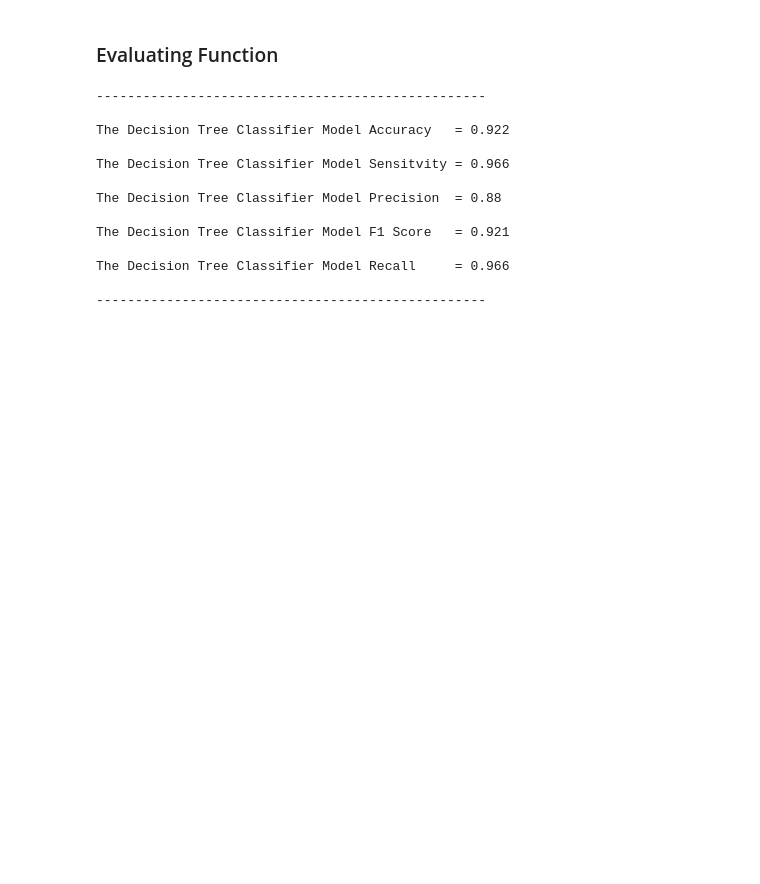
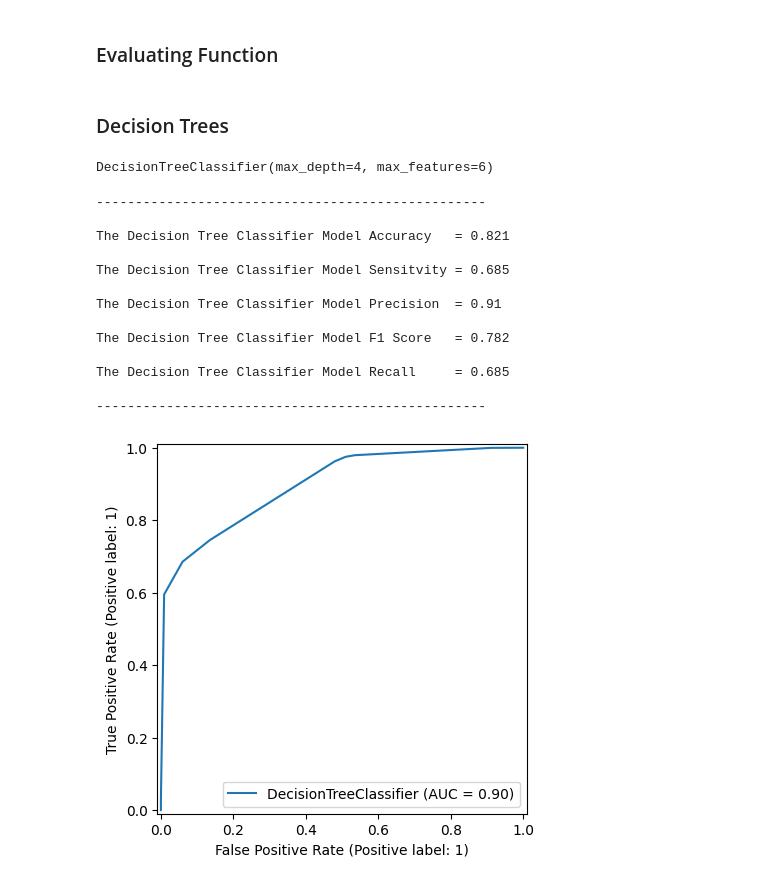
Before and after one commit to chihab4real/ML_CaseStudy, a Jupyter notebook: data_analysis.ipynb, the cells around one changed output. Drawn from its saved outputs; the diff is of its cells as text; code cells hidden in the pictures; blank space fills up the shorter version.

```diff
--- a/data_analysis.ipynb
+++ b/data_analysis.ipynb
@@ -197,3 +183,12 @@ def Evaluate(Model_Name, Model_Abb, X_test, Y_test):
     print('--------------------------------------------------\n')
 
     Confusion_Matrix = metrics.confusion_matrix(Y_test, Pred_Value)
+    ConfusionMatrixDisplay(Confusion_Matrix, display_labels=None)
+    RocCurveDisplay.from_estimator(Model_Abb, X=X_test, y=Y_test)
+# %% [markdown]
+### Decision Trees
+# %%
+DT =DecisionTreeClassifier(max_features=6, max_depth=4)
+DT.fit(x_train, y_train)
+# %% [output]
+DecisionTreeClassifier(max_depth=4, max_features=6)
@@ -200,19 +197,21 @@ def Evaluate(Model_Name, Model_Abb, X_test, Y_test):
 # %%
-Evaluate('Decision Tree Classifier', DT, x_test, y_test)
+DT_metrics = Evaluate('Decision Tree Classifier', DT, x_test, y_test)
+DT_metrics
 # %% [output]
 --------------------------------------------------
 
-The Decision Tree Classifier Model Accuracy   = 0.922
+The Decision Tree Classifier Model Accuracy   = 0.821
 
-The Decision Tree Classifier Model Sensitvity = 0.966
+The Decision Tree Classifier Model Sensitvity = 0.685
 
-The Decision Tree Classifier Model Precision  = 0.88
+The Decision Tree Classifier Model Precision  = 0.91
 
-The Decision Tree Classifier Model F1 Score   = 0.921
+The Decision Tree Classifier Model F1 Score   = 0.782
 
-The Decision Tree Classifier Model Recall     = 0.966
+The Decision Tree Classifier Model Recall     = 0.685
 
 --------------------------------------------------
+[figure, added]
 # %%
 fig = plt.figure(figsize=(15,12))
 tree.plot_tree(DT, filled=True)
```
Also changed, not shown: parts of 20 cells of this notebook.
